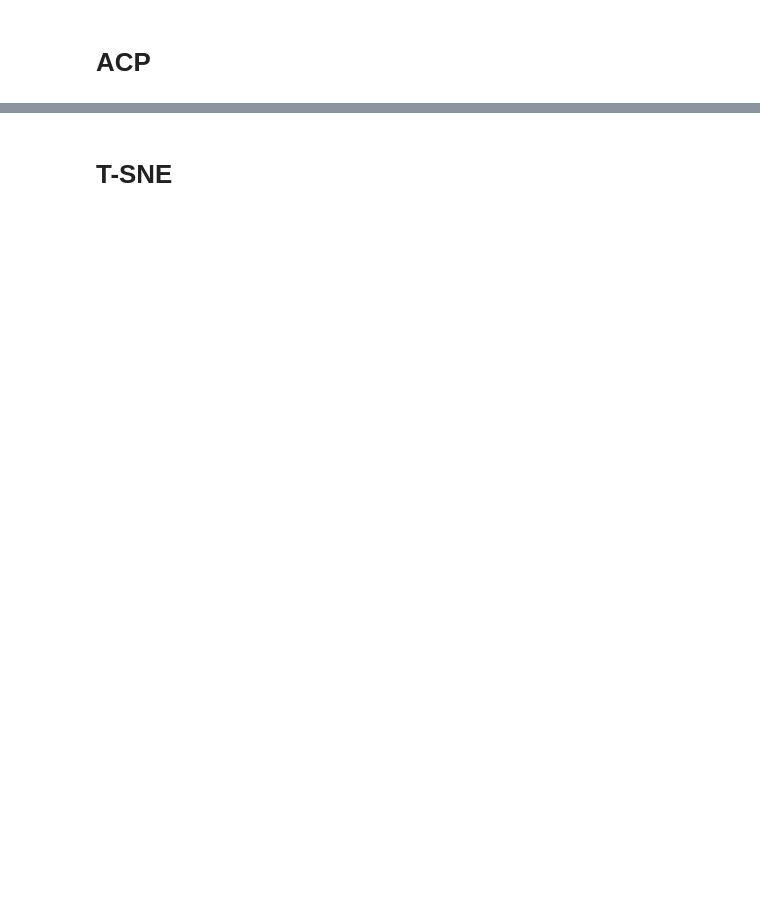
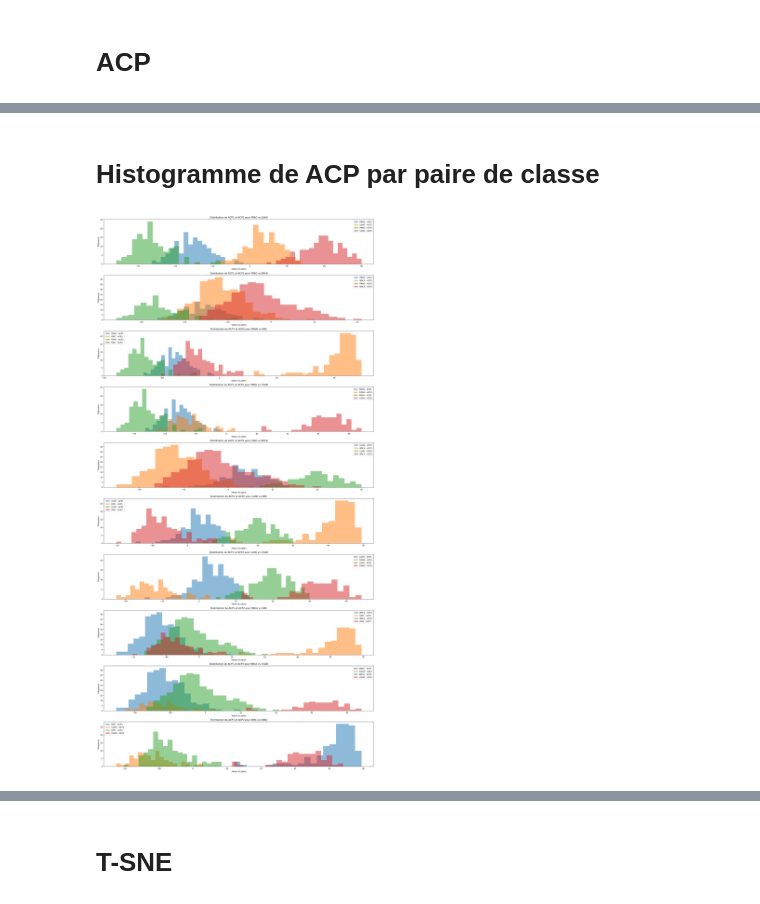
Before and after one commit to AmadouSelleNdiaye/Comprehension-et-visualisation-des-donnees, a Jupyter notebook: TP1_Code_NDIAYE_ALABANI.ipynb, the cells around one changed output, grey strips where cells are left out. Cells and saved outputs as stored; diff of their text form; code cells hidden in the pictures; blank space fills up the shorter version.

```diff
--- a/TP1_Code_NDIAYE_ALABANI.ipynb
+++ b/TP1_Code_NDIAYE_ALABANI.ipynb
@@ -582,0 +572,36 @@ acp_df["Class"] = df_filtree["Class"]
+# %% [markdown]
+# Histogramme de ACP par paire de classe
+# %%
+#Histogramme
+fig,axs = plt.subplots(10, 1, figsize=(20, 40))
+
+axs=axs.flatten()
+
+indx=0
+for i,j in itertools.combinations(liste_classe, 2):
+
+    if indx<10:
+        data = acp_df[(acp_df['Class'] == i) | (df_filtree['Class'] == j)]
+
+        # Histogramme pour ACP1
+        axs[indx].hist(data[data['Class'] == i]['ACP1'], bins=20, alpha=0.5, label=f"{i} - ACP1")
+        axs[indx].hist(data[data['Class'] == j]['ACP1'], bins=20, alpha=0.5, label=f"{j} - ACP1")
+
+        # Histogramme pour ACP2
+        axs[indx].hist(data[data['Class'] == i]['ACP2'], bins=20, alpha=0.5, label=f"{i} - ACP2")
+        axs[indx].hist(data[data['Class'] == j]['ACP2'], bins=20, alpha=0.5, label=f"{j} - ACP2")
+
+        axs[indx].set_title(f"Distribution de ACP1 et ACP2 pour {i} vs {j}")
+        axs[indx].legend()
+        axs[indx].set_xlabel("Valeur du gène")
+        axs[indx].set_ylabel("Fréquence")
+
+        indx+=1
+    else:
+        break
+
+
+plt.tight_layout()
+plt.show()
+# %% [output]
+[figure, added]
```
Also changed, not shown: parts of 30 cells of this notebook.
